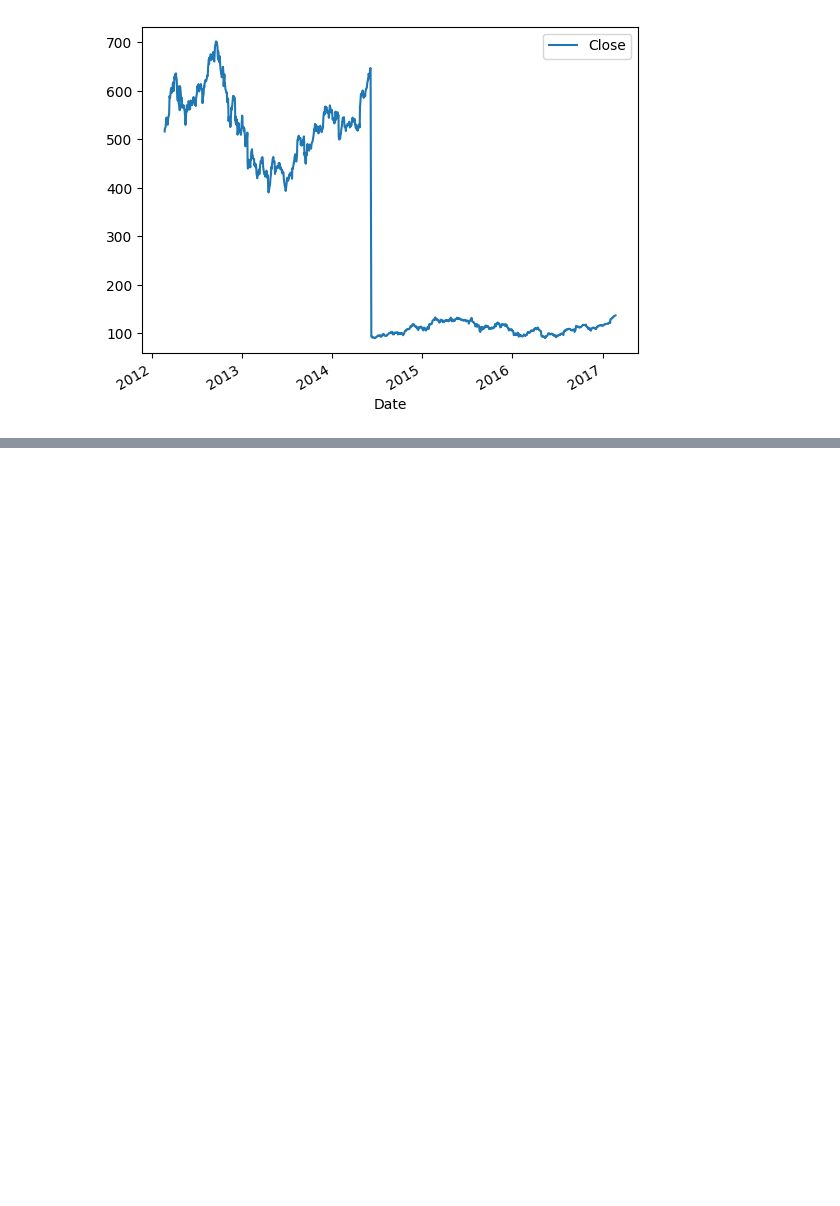
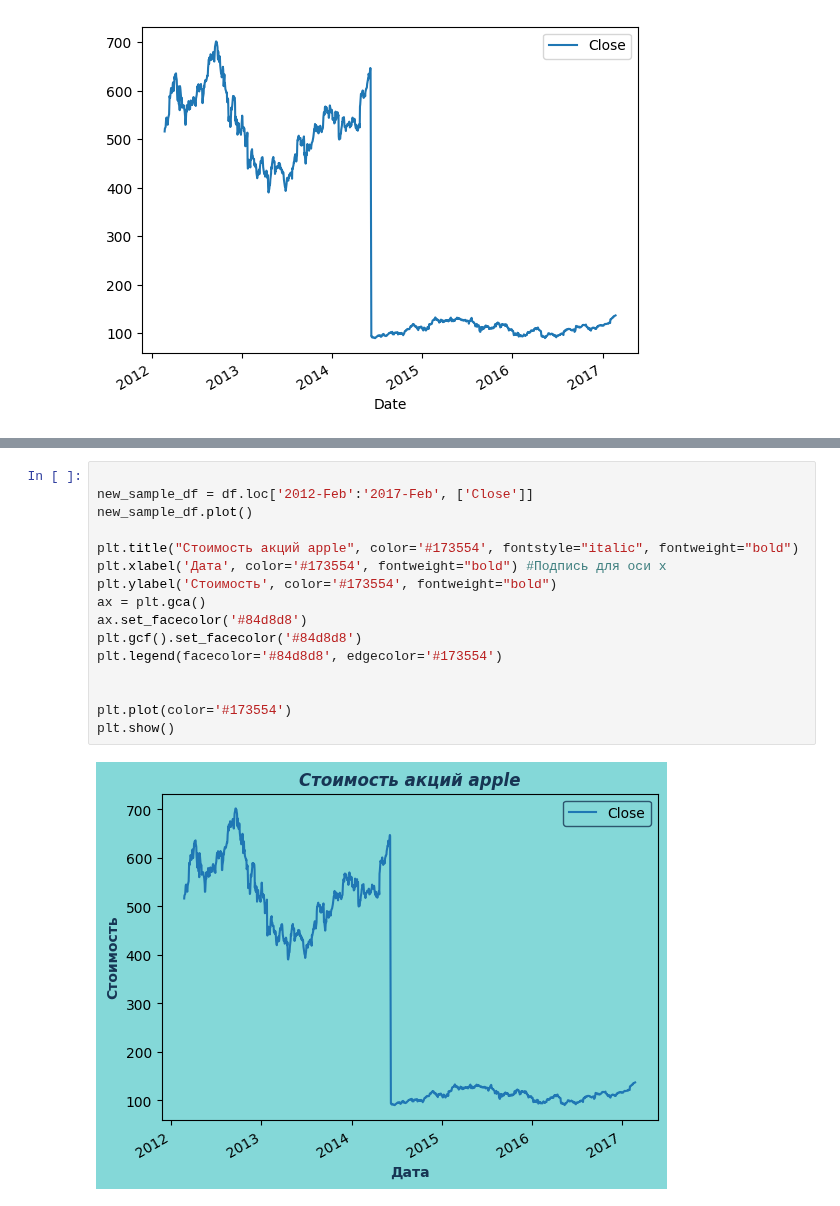
Before and after one commit to Kordebalet67/live_demoes, a Jupyter notebook: Лекция 5.1.ipynb, the cells around one changed output, grey strips where cells are left out. Cells and saved outputs as stored; diff of their text form; blank space fills up the shorter version.

```diff
--- a/Лекция 5.1.ipynb
+++ b/Лекция 5.1.ipynb
@@ -972,0 +991,18 @@ plt.show()
+# %%
+
+new_sample_df = df.loc['2012-Feb':'2017-Feb', ['Close']]
+new_sample_df.plot()
+
+plt.title("Стоимость акций apple", color='#173554', fontstyle="italic", fontweight="bold")
+plt.xlabel('Дата', color='#173554', fontweight="bold") #Подпись для оси х
+plt.ylabel('Стоимость', color='#173554', fontweight="bold")
+ax = plt.gca()
+ax.set_facecolor('#84d8d8')
+plt.gcf().set_facecolor('#84d8d8')
+plt.legend(facecolor='#84d8d8', edgecolor='#173554')
+
+
+plt.plot(color='#173554')
+plt.show()
+# %% [output]
+[figure, added]
```
Also changed, not shown: parts of 1 cell of this notebook, 11 other files.
